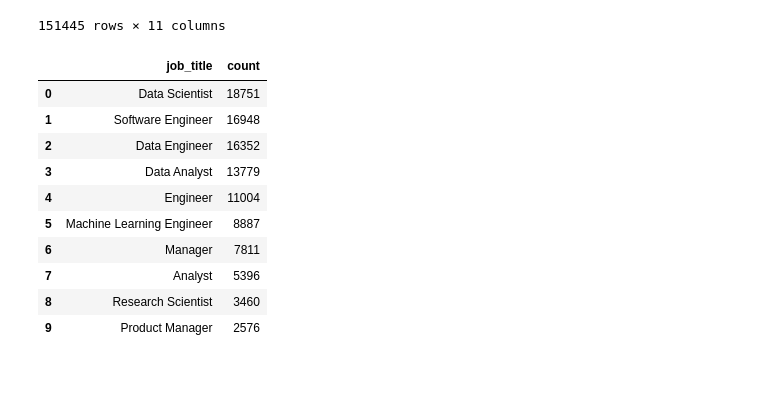
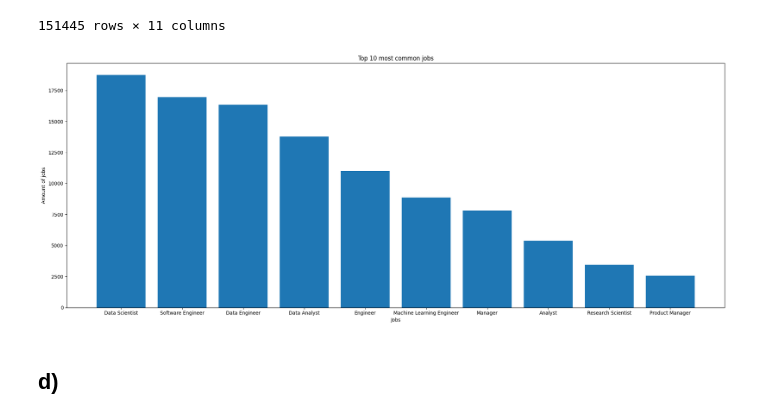
Before and after one commit to luckepucke6/machine_learning_lucas_lindh_mlops25, a Jupyter notebook: exercises/exercise_0.1.ipynb, the cells around one changed output. Saved outputs shown, nothing was run; the diff lists cells and outputs as text; code cells hidden in the pictures; blank space fills up the shorter version.

```diff
--- a/exercises/exercise_0.1.ipynb
+++ b/exercises/exercise_0.1.ipynb
@@ -92,16 +92,15 @@ df
 | 151444 | 2021 | SE | FT | Data Scientist | 7000000 | INR | 94665 | ... |
 151445 rows × 11 columns
 # %%
-df["job_title"].value_counts().head(10).reset_index()
+top_10_jobs = df["job_title"].value_counts().head(10).reset_index()
-# %% [output]
-|  | job_title | count |
-| 0 | Data Scientist | 18751 |
-| 1 | Software Engineer | 16948 |
-| 2 | Data Engineer | 16352 |
-| 3 | Data Analyst | 13779 |
-| 4 | Engineer | 11004 |
-| 5 | Machine Learning Engineer | 8887 |
-| 6 | Manager | 7811 |
-| 7 | Analyst | 5396 |
-| 8 | Research Scientist | 3460 |
-| 9 | Product Manager | 2576 |
+# %%
+plt.figure(figsize=(20, 8))
+plt.bar(top_10_jobs["job_title"], top_10_jobs["count"])
+plt.xlabel("Jobs")
+plt.ylabel("Amount of jobs")
+plt.title("Top 10 most common jobs")
+plt.tight_layout()
+# %% [output]
+[figure, added]
+# %% [markdown]
+## d)
```
Also changed, not shown: parts of 7 cells of this notebook.
